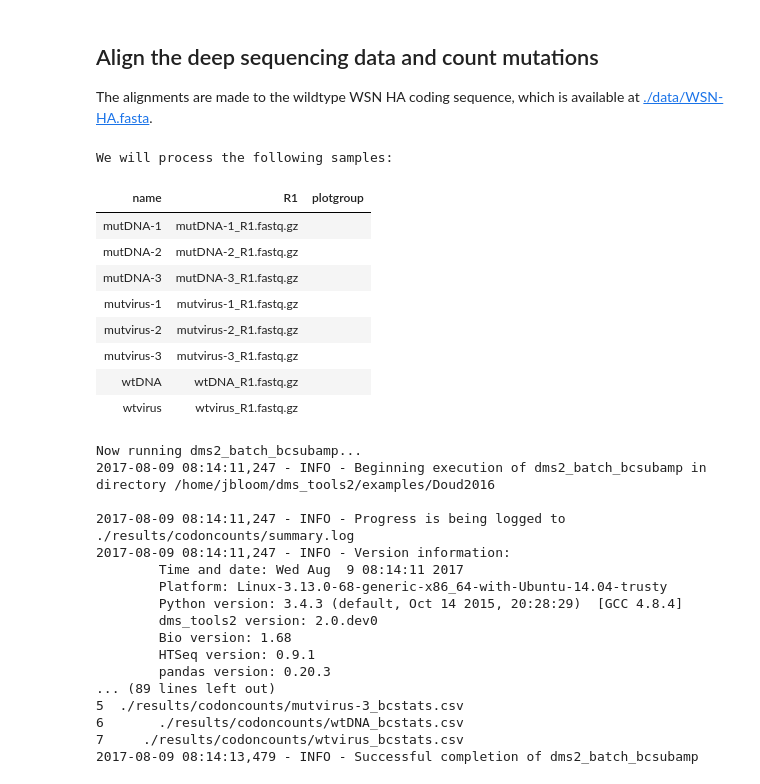
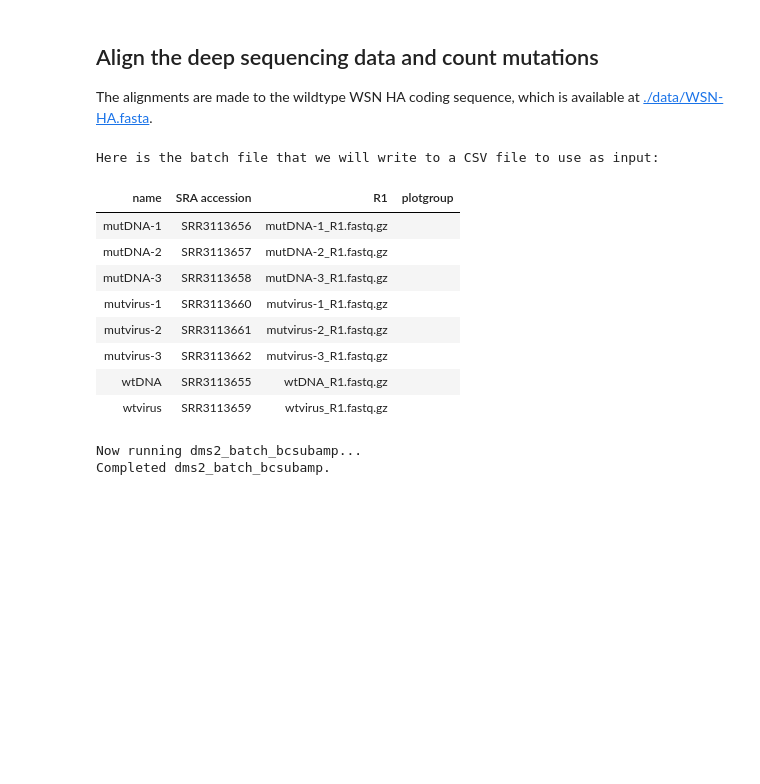
Before and after one commit to jbloomlab/dms_tools2, a Jupyter notebook: examples/Doud2016/analysis_notebook.ipynb, the cells around one changed output. Cells and saved outputs as stored; diff of their text form; code cells hidden in the pictures; blank space fills up the shorter version.

Commit message:
Cleaned up Doud2016 example notebook

```diff
--- a/examples/Doud2016/analysis_notebook.ipynb
+++ b/examples/Doud2016/analysis_notebook.ipynb
@@ -31,6 +31,7 @@ from collections import OrderedDict
 import pandas
 from IPython.display import display, HTML
 import dms_tools2
+from dms_tools2.ipython_utils import showPDF
 
 print("Using dms_tools2 version {0}".format(dms_tools2.__version__))
 
@@ -43,6 +44,6 @@ if not os.path.isdir(resultsdir):
 ncpus = 14
 
 # do we use existing results or generate everything new?
-use_existing = True
+use_existing = 'yes'
 # %% [output]
 Using dms_tools2 version 2.0.dev0
@@ -48,0 +56,13 @@ Using dms_tools2 version 2.0.dev0
+# %%
+samples = pandas.DataFrame.from_records(
+        [('mutDNA-1', 'SRR3113656'),
+         ('mutDNA-2', 'SRR3113657'),
+         ('mutDNA-3', 'SRR3113658'),
+         ('mutvirus-1', 'SRR3113660'),
+         ('mutvirus-2', 'SRR3113661'),
+         ('mutvirus-3', 'SRR3113662'),
+         ('wtDNA', 'SRR3113655'),
+         ('wtvirus', 'SRR3113659')],
+        columns=['name', 'SRA accession']
+        )
+display(HTML(samples.to_html(index=False)))
@@ -113,66 +137,52 @@ The alignments are made to the wildtype WSN HA coding sequence, which is availab
 # %%
 # file containing wildtype WSN HA sequence
 refseq = './data/WSN-HA.fasta'
 
 # define subamplicon alignment specifications
 alignspecs = ' '.join(['1,285,36,37',
                        '286,570,31,32',
                        '571,855,37,32',
                        '856,1140,31,36',
                        '1141,1425,29,33',
                        '1426,1698,40,43'])
 
 # counts and alignments placed in this directory
 countsdir = os.path.join(resultsdir, 'codoncounts')
 if not os.path.isdir(countsdir):
     os.mkdir(countsdir)
 
-# countsbatch is a dataframe that defines batch input to dms2_batch_bcsubamp
-countsbatch = pandas.DataFrame({'name':list(sample_to_acc.keys())})
-countsbatch['R1'] = countsbatch['name'].astype('str') + '_R1.fastq.gz'
-countsbatch['plotgroup'] = '' # all samples are in the same plotgroup
-print("We will process the following samples:")
-display(HTML(countsbatch.to_html(index=False)))
+# all samples will be in the same plotgroup
+samples['plotgroup'] = ''
+
+# write sample information to a batch file for dms2_batch_bcsubamplicons
 countsbatchfile = os.path.join(countsdir, 'batch.csv')
-countsbatch.to_csv(countsbatchfile, index=False)
+print("Here is the batch file that we will write to a CSV file to use as input:")
+display(HTML(samples.to_html(index=False)))
+samples.to_csv(countsbatchfile, index=False)
 
 print('\nNow running dms2_batch_bcsubamp...')
-!dms2_batch_bcsubamp \
+log = !dms2_batch_bcsubamp \
         --batchfile {countsbatchfile} \
         --refseq {refseq} \
         --alignspecs {alignspecs} \
         --outdir {countsdir} \
         --summaryprefix summary \
         --R1trim 200 \
         --R2trim 170 \
         --fastqdir {fastqdir} \
         --ncpus {ncpus} \
-        --use_existing
+        --use_existing {use_existing}
+print("Completed dms2_batch_bcsubamp.")
 # %% [output]
-We will process the following samples:
+Here is the batch file that we will write to a CSV file to use as input:
-| name | R1 | plotgroup |
-| mutDNA-1 | mutDNA-1_R1.fastq.gz |  |
-| mutDNA-2 | mutDNA-2_R1.fastq.gz |  |
-| mutDNA-3 | mutDNA-3_R1.fastq.gz |  |
-| mutvirus-1 | mutvirus-1_R1.fastq.gz |  |
-| mutvirus-2 | mutvirus-2_R1.fastq.gz |  |
-| mutvirus-3 | mutvirus-3_R1.fastq.gz |  |
-| wtDNA | wtDNA_R1.fastq.gz |  |
-| wtvirus | wtvirus_R1.fastq.gz |  |
+| name | SRA accession | R1 | plotgroup |
+| mutDNA-1 | SRR3113656 | mutDNA-1_R1.fastq.gz |  |
+| mutDNA-2 | SRR3113657 | mutDNA-2_R1.fastq.gz |  |
+| mutDNA-3 | SRR3113658 | mutDNA-3_R1.fastq.gz |  |
+| mutvirus-1 | SRR3113660 | mutvirus-1_R1.fastq.gz |  |
+| mutvirus-2 | SRR3113661 | mutvirus-2_R1.fastq.gz |  |
+| mutvirus-3 | SRR3113662 | mutvirus-3_R1.fastq.gz |  |
+| wtDNA | SRR3113655 | wtDNA_R1.fastq.gz |  |
+| wtvirus | SRR3113659 | wtvirus_R1.fastq.gz |  |
 Now running dms2_batch_bcsubamp...
-2017-08-09 08:14:11,247 - INFO - Beginning execution of dms2_batch_bcsubamp in directory /home/jbloom/dms_tools2/examples/Doud2016
-
-2017-08-09 08:14:11,247 - INFO - Progress is being logged to ./results/codoncounts/summary.log
-2017-08-09 08:14:11,247 - INFO - Version information:
-        Time and date: Wed Aug  9 08:14:11 2017
-        Platform: Linux-3.13.0-68-generic-x86_64-with-Ubuntu-14.04-trusty
-        Python version: 3.4.3 (default, Oct 14 2015, 20:28:29)  [GCC 4.8.4]
-        dms_tools2 version: 2.0.dev0
-        Bio version: 1.68
-        HTSeq version: 0.9.1
-        pandas version: 0.20.3
-... (89 lines left out)
-5  ./results/codoncounts/mutvirus-3_bcstats.csv
-6       ./results/codoncounts/wtDNA_bcstats.csv
-7     ./results/codoncounts/wtvirus_bcstats.csv
-2017-08-09 08:14:13,479 - INFO - Successful completion of dms2_batch_bcsubamp
+Completed dms2_batch_bcsubamp.
```
Also changed, not shown: parts of 15 cells of this notebook.
